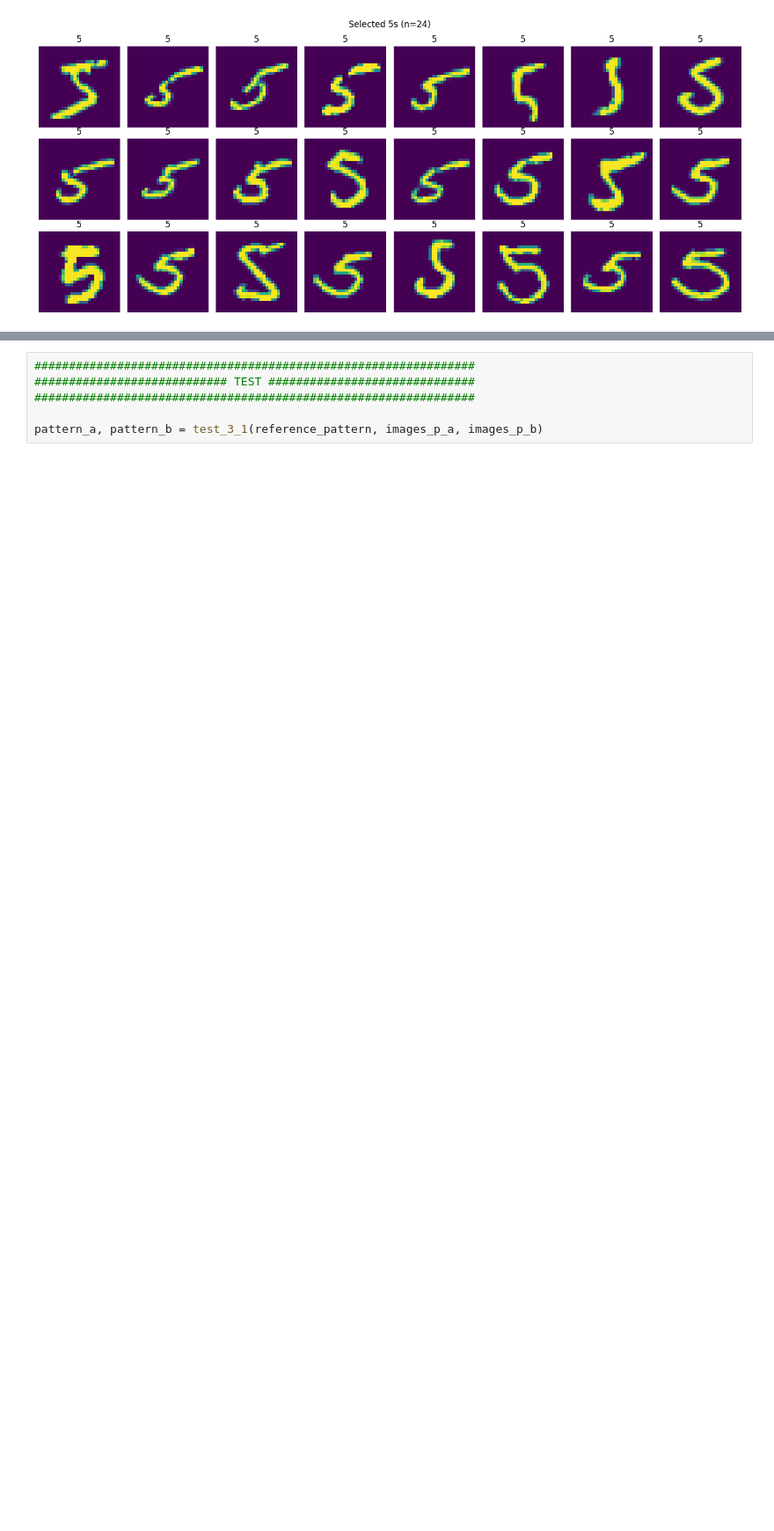
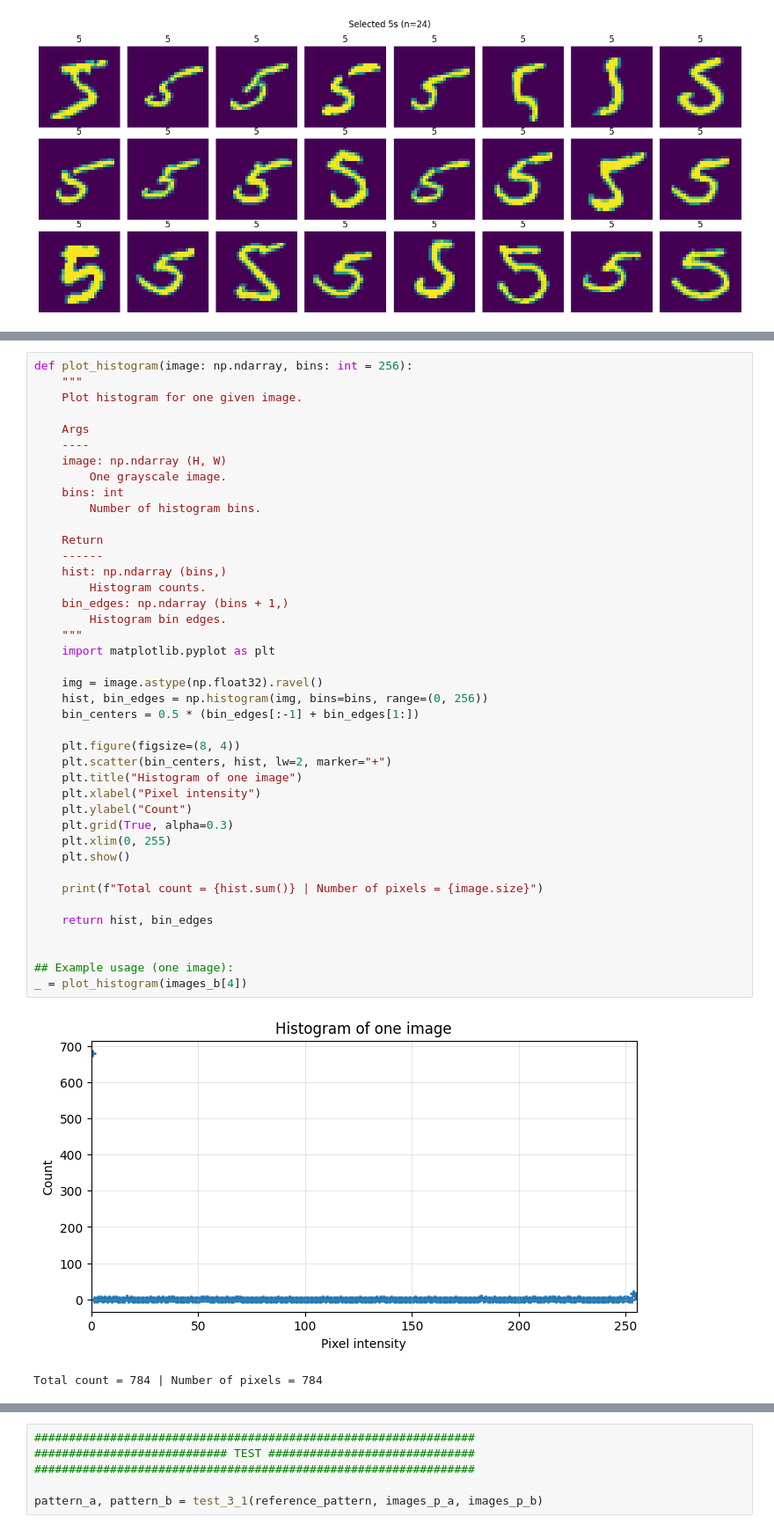
Before and after one commit to LouisH14/Image_Analysis_lab, a Jupyter notebook: labs/lab_02_iapr.ipynb, the cells around one changed output, grey strips where cells are left out. Shown at 88% size. Drawn from its saved outputs; the diff is of its cells as text; blank space fills up the shorter version.

```diff
--- a/labs/lab_02_iapr.ipynb
+++ b/labs/lab_02_iapr.ipynb
@@ -125,3 +129,47 @@ Before computing the Fourier descriptors we need to preprocess the images.
+# %%
+def plot_histogram(image: np.ndarray, bins: int = 256):
+    """
+    Plot histogram for one given image.
+
+    Args
+    ----
+    image: np.ndarray (H, W)
+        One grayscale image.
+    bins: int
+        Number of histogram bins.
+
+    Return
+    ------
+    hist: np.ndarray (bins,)
+        Histogram counts.
+    bin_edges: np.ndarray (bins + 1,)
+        Histogram bin edges.
+    """
+    import matplotlib.pyplot as plt
+
+    img = image.astype(np.float32).ravel()
+    hist, bin_edges = np.histogram(img, bins=bins, range=(0, 256))
+    bin_centers = 0.5 * (bin_edges[:-1] + bin_edges[1:])
+
+    plt.figure(figsize=(8, 4))
+    plt.scatter(bin_centers, hist, lw=2, marker="+")
+    plt.title("Histogram of one image")
+    plt.xlabel("Pixel intensity")
+    plt.ylabel("Count")
+    plt.grid(True, alpha=0.3)
+    plt.xlim(0, 255)
+    plt.show()
+
+    print(f"Total count = {hist.sum()} | Number of pixels = {image.size}")
+
+    return hist, bin_edges
+
+
+## Example usage (one image):
+_ = plot_histogram(images_b[4])
+# %% [output]
+[figure, added]
+Total count = 784 | Number of pixels = 784
 # %%
 def preprocess(images: np.ndarray):
     """
```
Also changed, not shown: parts of 35 cells of this notebook, 2 other files.
